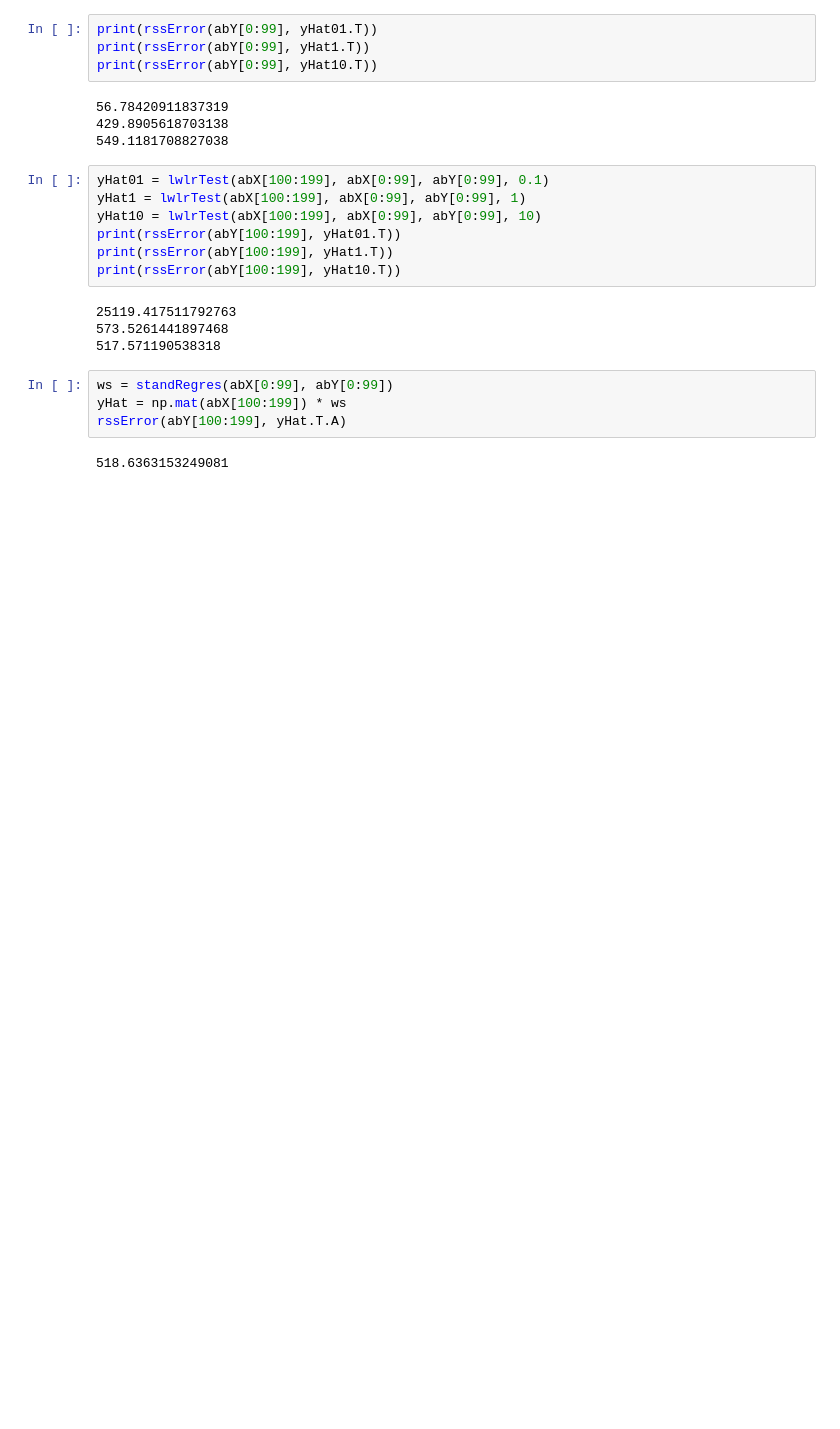
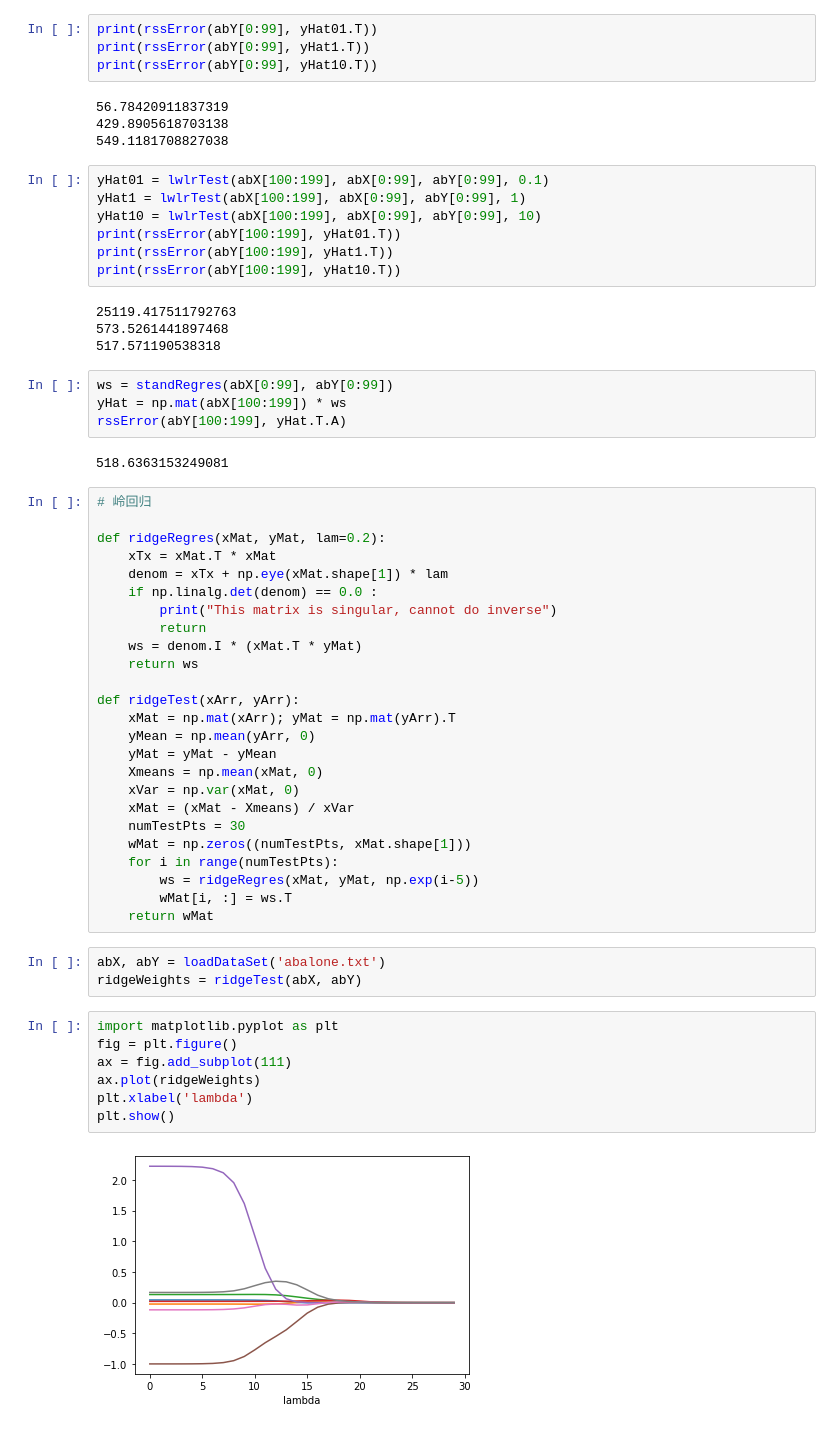
Before and after one commit to gouyt13/ML_in_action, a Jupyter notebook: Ch08/regression.ipynb, the cells around one changed output. Saved outputs shown, nothing was run; the diff lists cells and outputs as text; blank space fills up the shorter version.

```diff
--- a/Ch08/regression.ipynb
+++ b/Ch08/regression.ipynb
@@ -143,3 +144,40 @@ yHat = np.mat(abX[100:199]) * ws
 rssError(abY[100:199], yHat.T.A)
 # %% [output]
 518.6363153249081
+# %%
+# 岭回归
+
+def ridgeRegres(xMat, yMat, lam=0.2):
+    xTx = xMat.T * xMat
+    denom = xTx + np.eye(xMat.shape[1]) * lam
+    if np.linalg.det(denom) == 0.0 :
+        print("This matrix is singular, cannot do inverse")
+        return
+    ws = denom.I * (xMat.T * yMat)
+    return ws
+
+def ridgeTest(xArr, yArr):
+    xMat = np.mat(xArr); yMat = np.mat(yArr).T
+    yMean = np.mean(yArr, 0)
+    yMat = yMat - yMean
+    Xmeans = np.mean(xMat, 0)
+    xVar = np.var(xMat, 0)
+    xMat = (xMat - Xmeans) / xVar
+    numTestPts = 30
+    wMat = np.zeros((numTestPts, xMat.shape[1]))
+    for i in range(numTestPts):
+        ws = ridgeRegres(xMat, yMat, np.exp(i-5))
+        wMat[i, :] = ws.T
+    return wMat
+# %%
+abX, abY = loadDataSet('abalone.txt')
+ridgeWeights = ridgeTest(abX, abY)
+# %%
+import matplotlib.pyplot as plt
+fig = plt.figure()
+ax = fig.add_subplot(111)
+ax.plot(ridgeWeights)
+plt.xlabel('lambda')
+plt.show()
+# %% [output]
+[figure, added]
```
Also changed, not shown: parts of 5 cells of this notebook.
